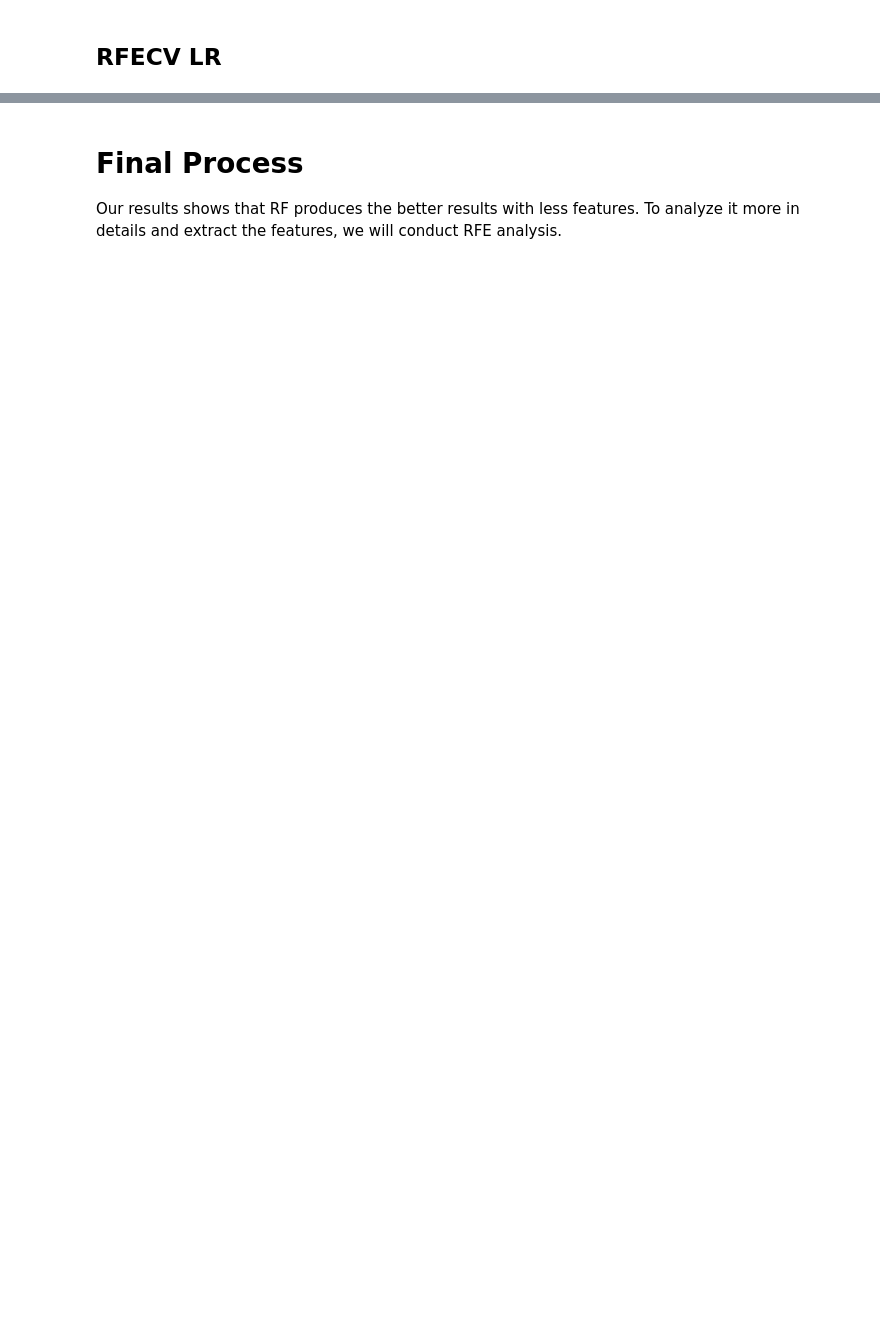
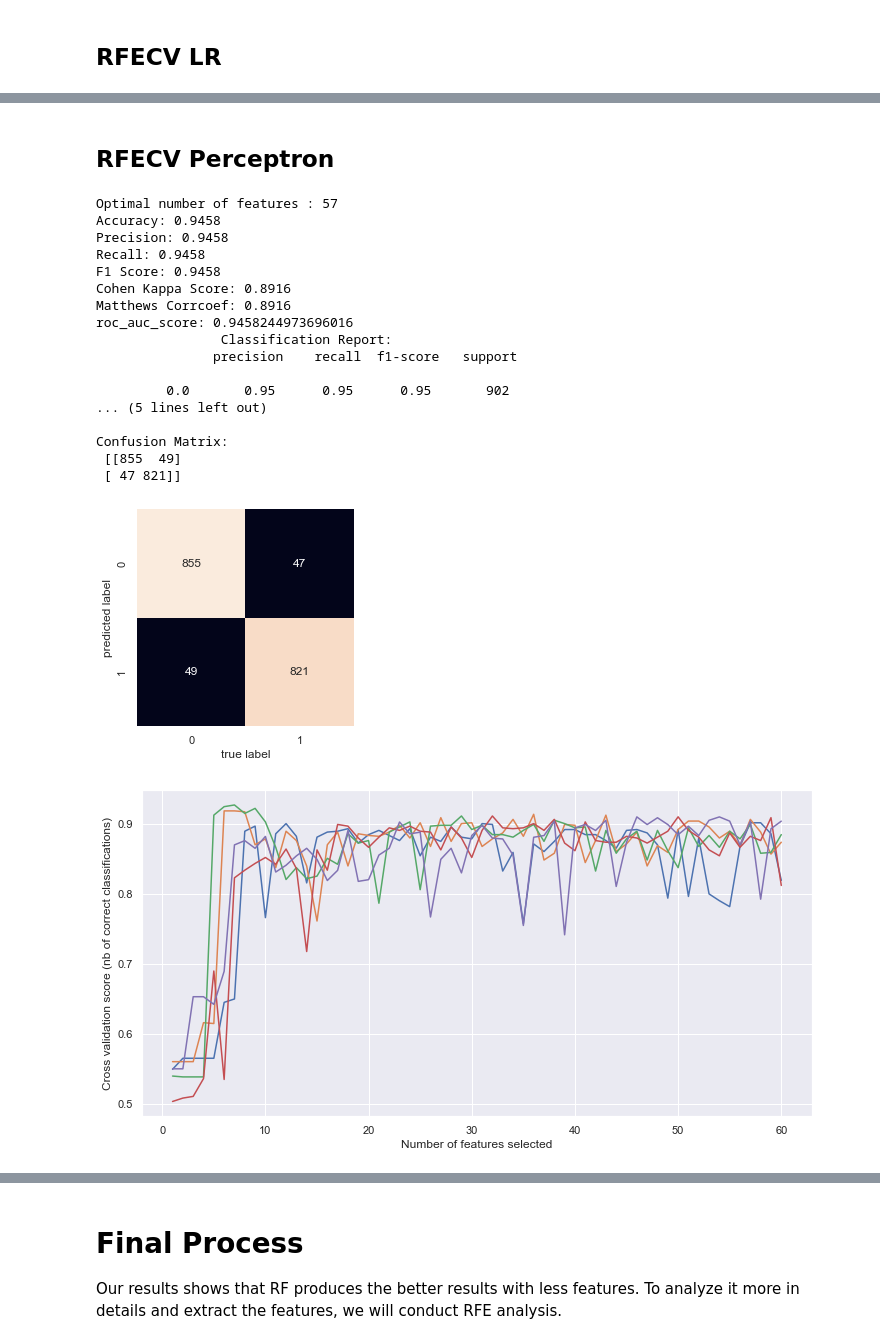
Before and after one commit to ali-unlu/predicting-drug-use, a Jupyter notebook: Final stage for feature selection.ipynb, the cells around one changed output, grey strips where cells are left out. Saved outputs shown, nothing was run; the diff lists cells and outputs as text; code cells hidden in the pictures; blank space fills up the shorter version.

```diff
--- a/Final stage for feature selection.ipynb
+++ b/Final stage for feature selection.ipynb
@@ -569,0 +570,37 @@ Confusion Matrix:
+# %% [markdown]
+## RFECV Perceptron
+# %%
+from sklearn.linear_model import LogisticRegression
+
+#estimator= LogisticRegression(solver='lbfgs', max_iter=1000)
+#model = LogisticRegression(solver='lbfgs', max_iter=1000)
+
+estimator = Perceptron()
+model = DecisionTreeClassifier()
+
+# crosvalidation
+n_split = 5
+n_repeat = 5
+
+
+feature_selection(X_train_std, X_test_std, y_train, y_test, model, estimator,  n_split, n_repeat)
+# %% [output]
+Optimal number of features : 57
+Accuracy: 0.9458
+Precision: 0.9458
+Recall: 0.9458
+F1 Score: 0.9458
+Cohen Kappa Score: 0.8916
+Matthews Corrcoef: 0.8916
+roc_auc_score: 0.9458244973696016
+                Classification Report:
+               precision    recall  f1-score   support
+
+         0.0       0.95      0.95      0.95       902
+... (5 lines left out)
+
+Confusion Matrix:
+ [[855  49]
+ [ 47 821]]
+[figure, added]
+[figure, added]
```
Also changed, not shown: parts of 34 cells of this notebook.
